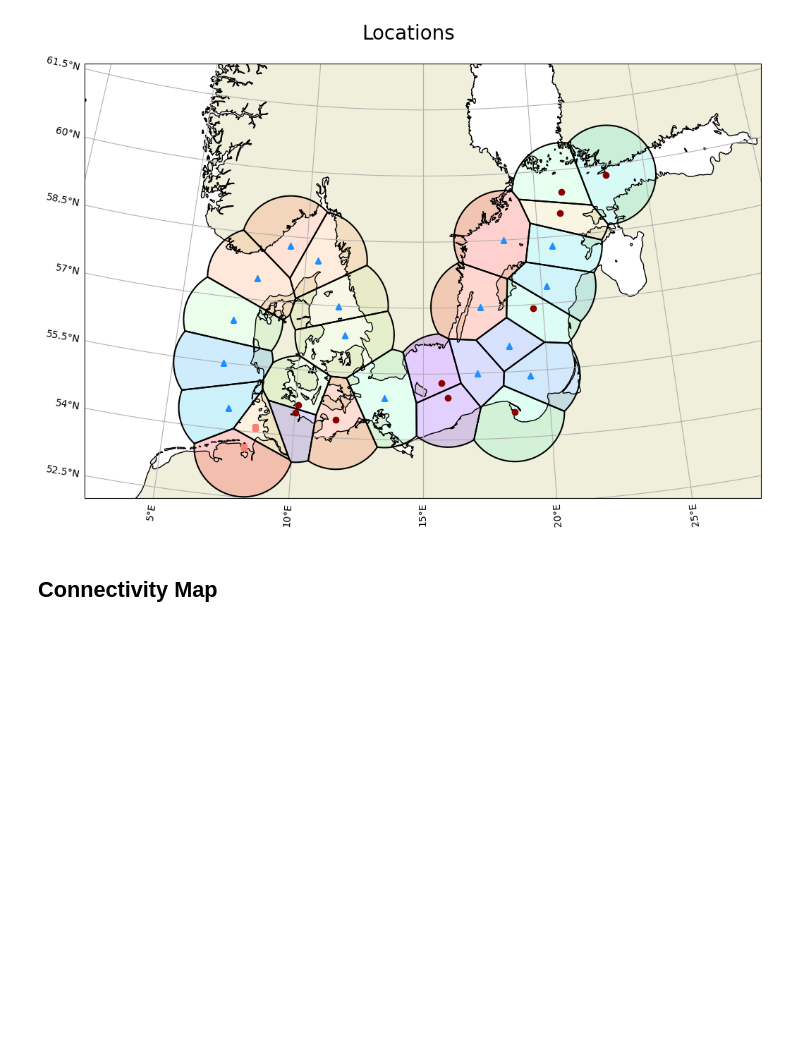
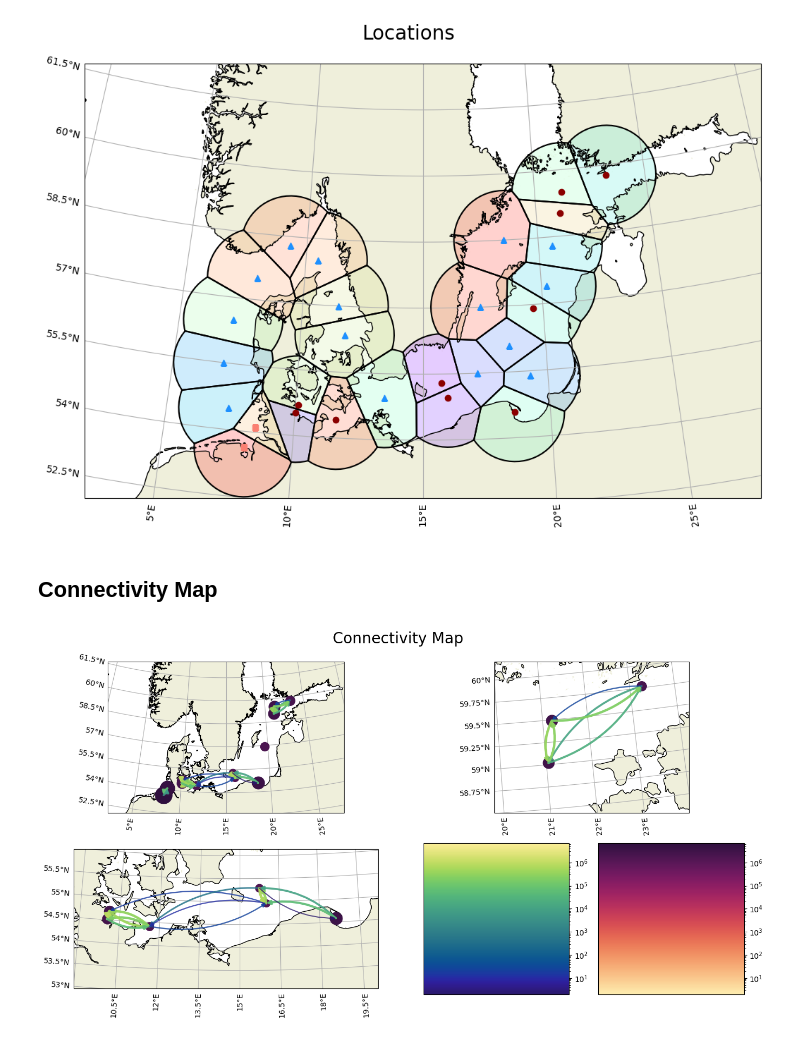
Before and after one commit to geomar-od-lagrange/2025_copepods, a Jupyter notebook: notebooks/SiteComparisonVoronoi.ipynb, the cells around one changed output. Saved outputs shown, nothing was run; the diff lists cells and outputs as text; code cells hidden in the pictures; blank space fills up the shorter version.

```diff
--- a/notebooks/SiteComparisonVoronoi.ipynb
+++ b/notebooks/SiteComparisonVoronoi.ipynb
@@ -315,4 +318,12 @@ plt.show()
 [figure]
 # %% [markdown]
 ## Connectivity Map
+# %%
+def define_cmap(cmap_input):
+        if type(cmap_input) == str:
+                return mpl.colormaps.get_cmap(cmap_input)
+        elif type(cmap_input) == type(cmocean.cm.haline):
+                return cmap_input
+        elif type(cmap_input) != type(cmocean.cm.haline):
+                return print("Please input colormap or colormap name (str).")
 # %%
@@ -352,2 +372,57 @@ def draw_connections(fig, ax, matrix, cmap_name_arrows="autumn", cmap_scatter="c
+# %%
+def make_connectivitymap(
+        matrix,
+        map_projection=map_projection, mapsize=mapsize, suptitle="Connectivity Map",
+        no_digital=True, show_polygons=False,
+        cmap_scatter=cmocean.cm.matter, cmap_arrows = cmocean.cm.haline,
+        filename=None,
+        ):
+        matrix = matrix.mask(matrix == 0)
+        sample_points = gdf_sample_points.copy().sort_values(by="order").to_crs(map_projection)
+        voronoi_polys = gdf_voronoi_polygons.copy().to_crs(map_projection)
+
+        matrix = drop_digital(matrix, no_digital)
+        if no_digital:
+                voronoi_polys = voronoi_polys[voronoi_polys['SampleKind'] != 'digital']
+                sample_points = sample_points[sample_points["SampleKind"] != "digital"]
+        if show_polygons:
+                plot_voronoi_polygons(ax=ax_main)
+
+        min_connection, max_connection = matrix.min(axis=None), matrix.max(axis=None)
+        norm = LogNorm(vmin=min_connection, vmax=max_connection)
+        cmap_arrows = define_cmap(cmap_arrows)
+        cmap_scatter = define_cmap(cmap_scatter)
+
+        fig = plt.figure(figsize=mapsize)
+        fig.suptitle(suptitle, size=suptitle_size, y=0.95)
+
+        ax_main = fig.add_subplot(221, projection=map_projection)
+        basemap(ax_main)
+        draw_connections(fig, ax_main, matrix, cmap_arrows=cmap_arrows, cmap_scatter=cmap_scatter, norm=norm)
+        ax_northbaltic = fig.add_subplot(222, projection=map_projection)
+        basemap(ax_northbaltic)
+        ax_northbaltic.set_extent([20, 24, 58.5, 60,], PlateCarree())
+        draw_connections(fig, ax_northbaltic, matrix, cmap_arrows=cmap_arrows, cmap_scatter=cmap_scatter, norm=norm)
+        northbaltic_extent = ax_northbaltic.get_extent()
+
+        ax_westbaltic = fig.add_subplot(223, projection=map_projection)
+        basemap(ax_westbaltic)
+        ax_westbaltic.set_extent([9,20,53,56,], PlateCarree())
+        draw_connections(fig, ax_westbaltic, matrix, cmap_arrows=cmap_arrows, cmap_scatter=cmap_scatter, norm=norm)
+        westbaltic_extent = ax_westbaltic.get_extent()
+
+        cax_arrows = fig.add_subplot(247,)
+        fig.colorbar(mpl.cm.ScalarMappable(norm, cmap_arrows), cax=cax_arrows, aspect=10, shrink=0.1)
+        cax_scatter = fig.add_subplot(248,)
+        fig.colorbar(mpl.cm.ScalarMappable(norm, cmap_scatter), cax=cax_scatter, aspect=0.1)
+        if filename != None:
+                plt.savefig(Path(figure_outpath, filename), format="pdf")
+
+        plt.show()
+
+matrix=df_cmatrix_normalized.copy()
+make_connectivitymap(matrix=matrix, filename="ConnectivityMap.pdf")
+# %% [output]
+[figure, added]
 # %%
 # Colorbar hinzufuegen
```
Also changed, not shown: parts of 7 cells of this notebook.
